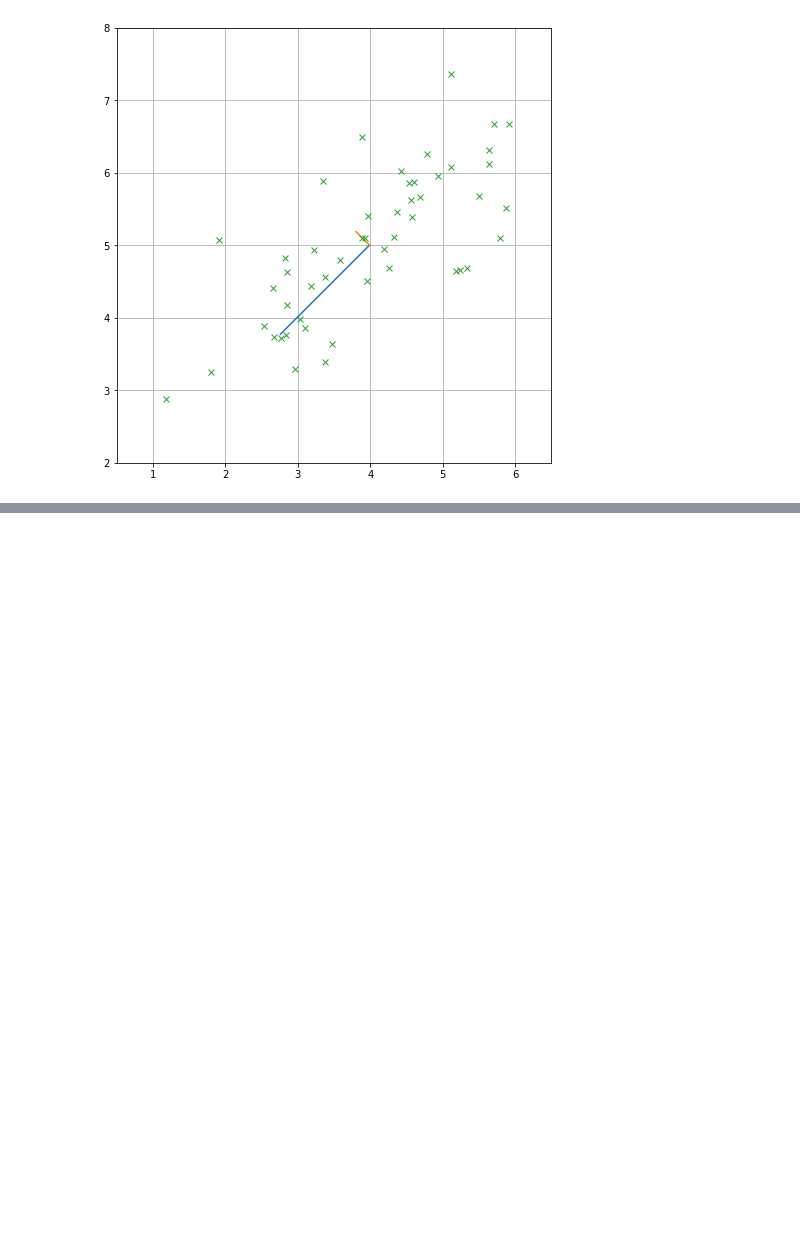
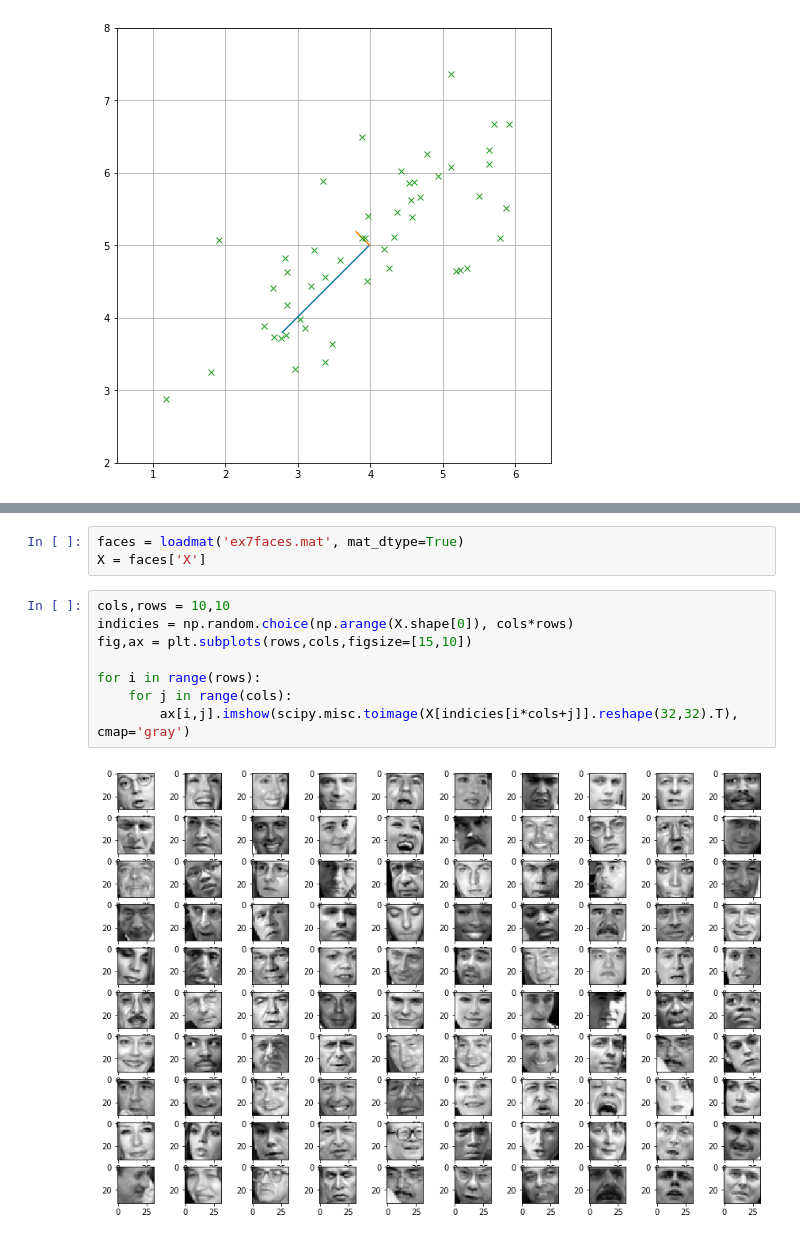
Before and after one commit to frolovconst/PyLearning, a Jupyter notebook: ang/Week8/ex7.ipynb, the cells around one changed output, grey strips where cells are left out. Drawn from its saved outputs; the diff is of its cells as text; blank space fills up the shorter version.

```diff
--- a/ang/Week8/ex7.ipynb
+++ b/ang/Week8/ex7.ipynb
@@ -215,0 +234,13 @@ plt.show()
+# %%
+faces = loadmat('ex7faces.mat', mat_dtype=True)
+X = faces['X']
+# %%
+cols,rows = 10,10
+indicies = np.random.choice(np.arange(X.shape[0]), cols*rows)
+fig,ax = plt.subplots(rows,cols,figsize=[15,10])
+
+for i in range(rows):
+    for j in range(cols):
+        ax[i,j].imshow(scipy.misc.toimage(X[indicies[i*cols+j]].reshape(32,32).T), cmap='gray')
+# %% [output]
+[figure, added]
```
Also changed, not shown: parts of 37 cells of this notebook, 1 other file.
